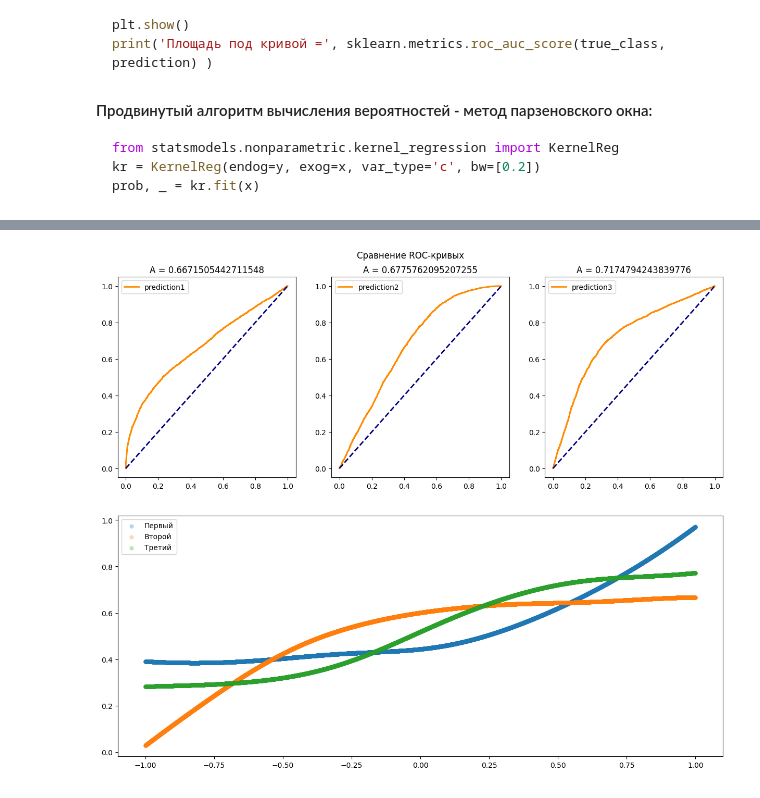
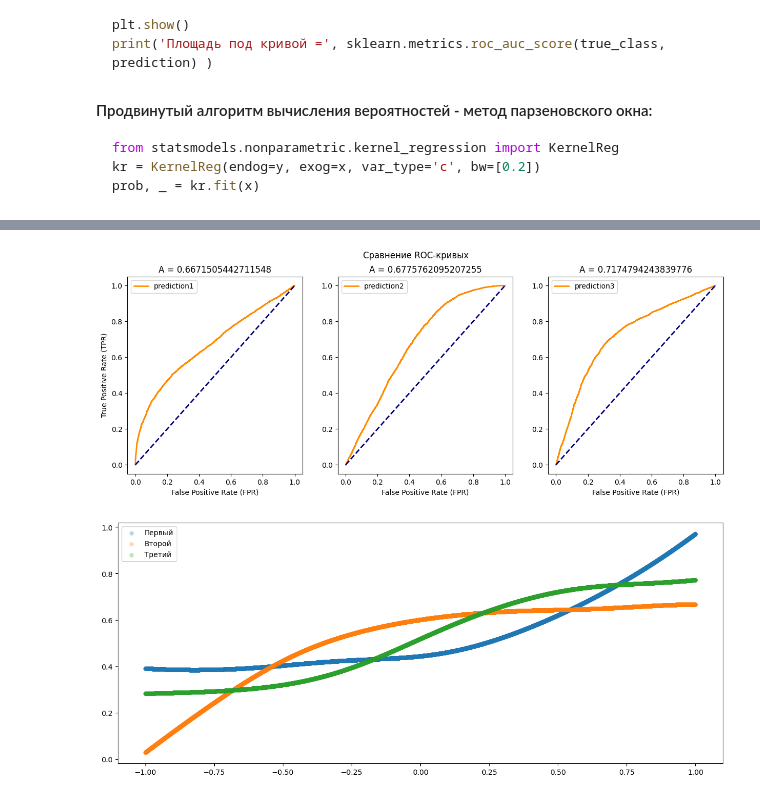
Before and after one commit to abromoon/machine-learning-course, a Jupyter notebook: data/lab2/main.ipynb, the cells around one changed output, grey strips where cells are left out. Drawn from its saved outputs; the diff is of its cells as text; code cells hidden in the pictures.

```diff
--- a/data/lab2/main.ipynb
+++ b/data/lab2/main.ipynb
@@ -79,21 +77,24 @@ def plot_roc_curve(prediction, true_class, axis, label):
     axis.plot(fpr, tpr, color='darkorange', lw=2, label=label)
     axis.plot([0, 1], [0, 1], color='navy', lw=2, linestyle='--')
     area = sklearn.metrics.roc_auc_score(true_class, prediction)
+    axis.set_xlabel('False Positive Rate (FPR)')
     axis.set_title(f"A = {area}")
     axis.legend()
     # print('Площадь под кривой =', sklearn.metrics.roc_auc_score(true_class, prediction))
 # %%
 fig, axes = plt.subplots(ncols=3, figsize=(15, 5))
 
 plot_roc_curve(data['prediction1'], data['label'], axes[0], 'prediction1')
+axes[0].set_ylabel('True Positive Rate (TPR)')
 plot_roc_curve(data['prediction2'], data['label'], axes[1], 'prediction2')
 plot_roc_curve(data['prediction3'], data['label'], axes[2], 'prediction3')
 
 plt.suptitle("Сравнение ROC-кривых")
+# fig.text(0, 0.5, 'False Positive Rate', va='center', rotation='vertical')
 
 plt.show()
 # %% [output]
-[figure, old version]
+[figure, new version]
 # %%
 def kernel_regression(x, y):
     kr = KernelReg(endog=y, exog=x, var_type='c', bw=[0.2])
```
Also changed, not shown: parts of 27 cells of this notebook.
